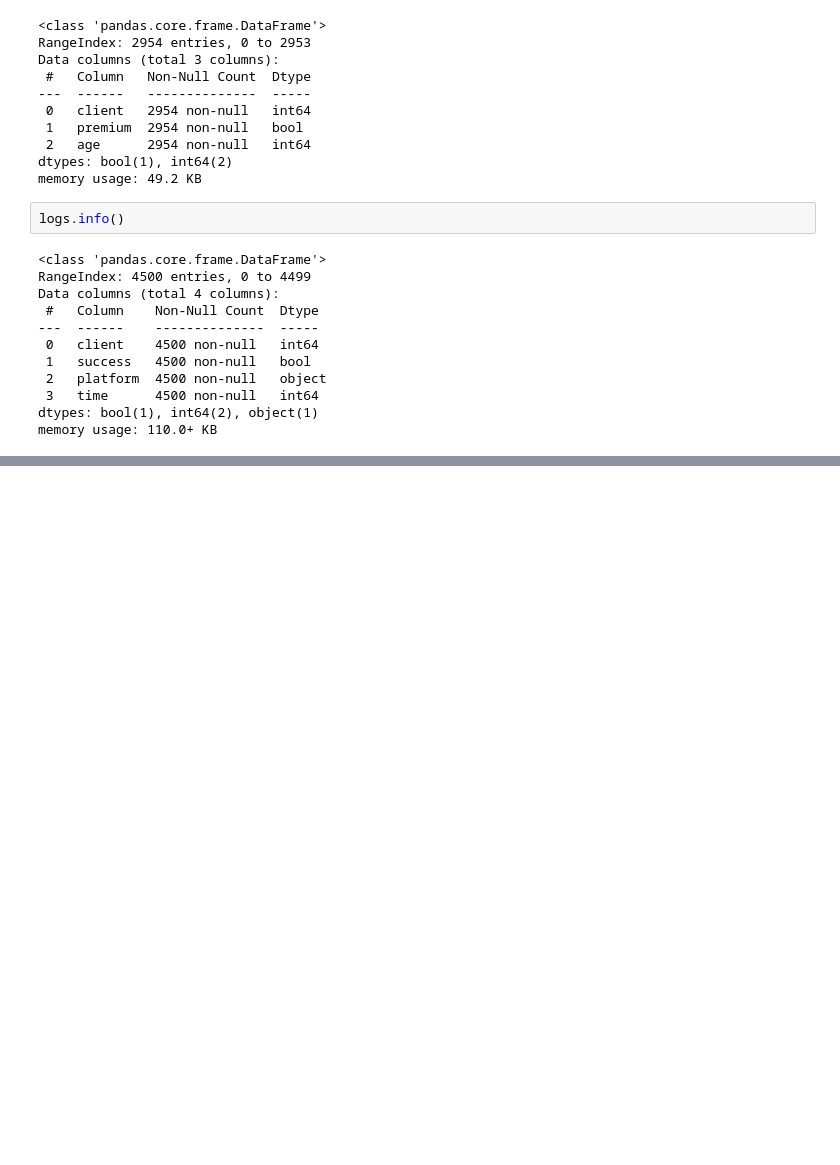
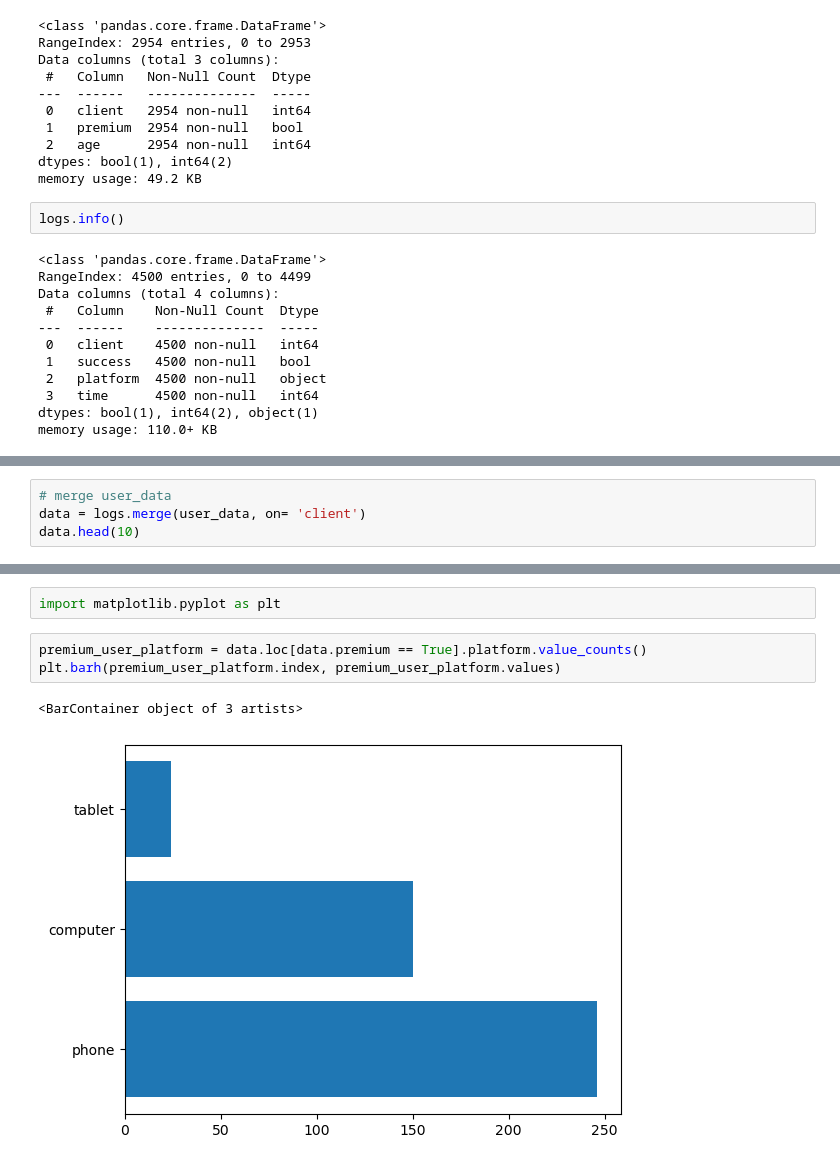
Before and after one commit to samiralikperov/python-portfolio, a Jupyter notebook: Projects/Customer_and_log_analytics_for_a_gamedev_startup.ipynb, the cells around one changed output, grey strips where cells are left out. Drawn from its saved outputs; the diff is of its cells as text; blank space fills up the shorter version.

```diff
--- a/Projects/Customer_and_log_analytics_for_a_gamedev_startup.ipynb
+++ b/Projects/Customer_and_log_analytics_for_a_gamedev_startup.ipynb
@@ -118,0 +167,4 @@ memory usage: 110.0+ KB
+# %%
+# merge user_data
+data = logs.merge(user_data, on= 'client')
+data.head(10)
@@ -118,0 +191,8 @@ memory usage: 110.0+ KB
+# %%
+import matplotlib.pyplot as plt
+# %%
+premium_user_platform = data.loc[data.premium == True].platform.value_counts()
+plt.barh(premium_user_platform.index, premium_user_platform.values)
+# %% [output]
+<BarContainer object of 3 artists>
+[figure, added]
```
Also changed, not shown: parts of 22 cells of this notebook.
